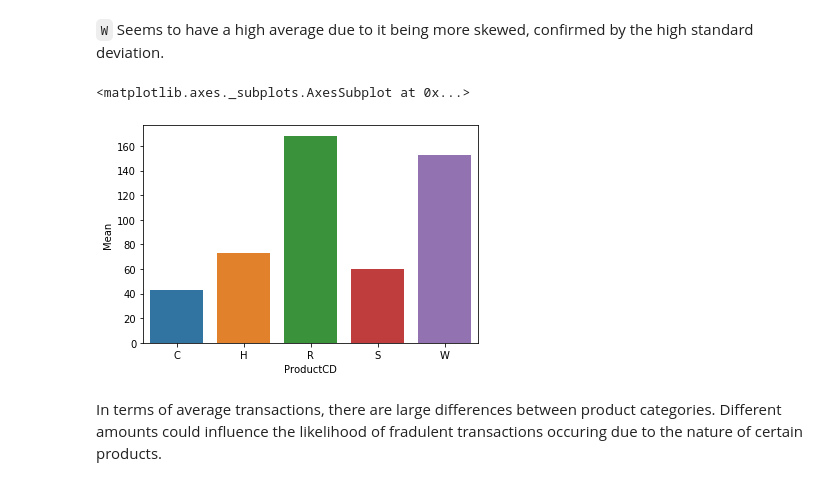
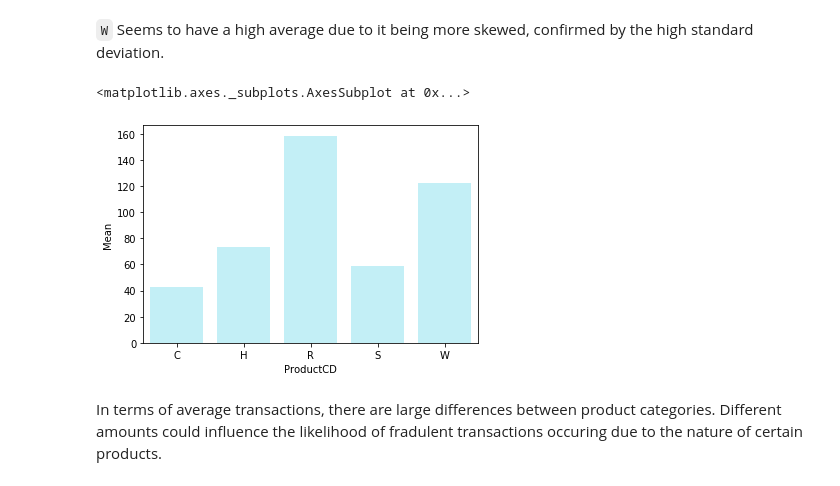
Before and after one commit to hm9464/ieee_kaggle_competition, a Jupyter notebook: exploratory_data_analysis.ipynb, the cells around one changed output. Saved outputs shown, nothing was run; the diff lists cells and outputs as text; code cells hidden in the pictures.

```diff
--- a/exploratory_data_analysis.ipynb
+++ b/exploratory_data_analysis.ipynb
@@ -50,0 +63,8 @@ print(f"{fraud_rows} out of {total_rows} observations were fradulent ({round(fra
+# %%
+train_df['TransactionAmtStd'] = zscore(train_df['TransactionAmt'])
+# %%
+def remove_outliers(df):
+    df = df[df['TransactionAmtStd'] < 3]
+    df = df[df['TransactionAmtStd'] > -3]
+
+    return df
@@ -50,0 +75,2 @@ print(f"{fraud_rows} out of {total_rows} observations were fradulent ({round(fra
+# %%
+train_df = remove_outliers(train_df)
@@ -98,5 +120,3 @@ train_df[train_df['TransactionAmt']>20000]
-# %%
-train_df = train_df[train_df['TransactionAmt']<20000]
 # %%
 sns.catplot(x="ProductCD", y="TransactionAmt", kind="boxen", data=train_df)\
             .set(xlabel='Product Category', ylabel='Transaction Amount')
@@ -121,10 +141,10 @@ product_type
 # %% [markdown]
 `W` Seems to have a high average due to it being more skewed, confirmed by the high standard deviation.
 # %%
-sns.barplot(x="ProductCD", y="Mean", data=product_type)
+sns.barplot(x="ProductCD", y="Mean", data=product_type, color='#baf5ff')
 # %% [output]
 <matplotlib.axes._subplots.AxesSubplot at 0x...>
-[figure, old version]
+[figure, new version]
 # %% [markdown]
 In terms of average transactions, there are large differences between product categories. Different amounts could influence the likelihood of fradulent transactions occuring due to the nature of certain products.
 # %% [markdown]
```
Also changed, not shown: parts of 23 cells of this notebook, 2 other files.
